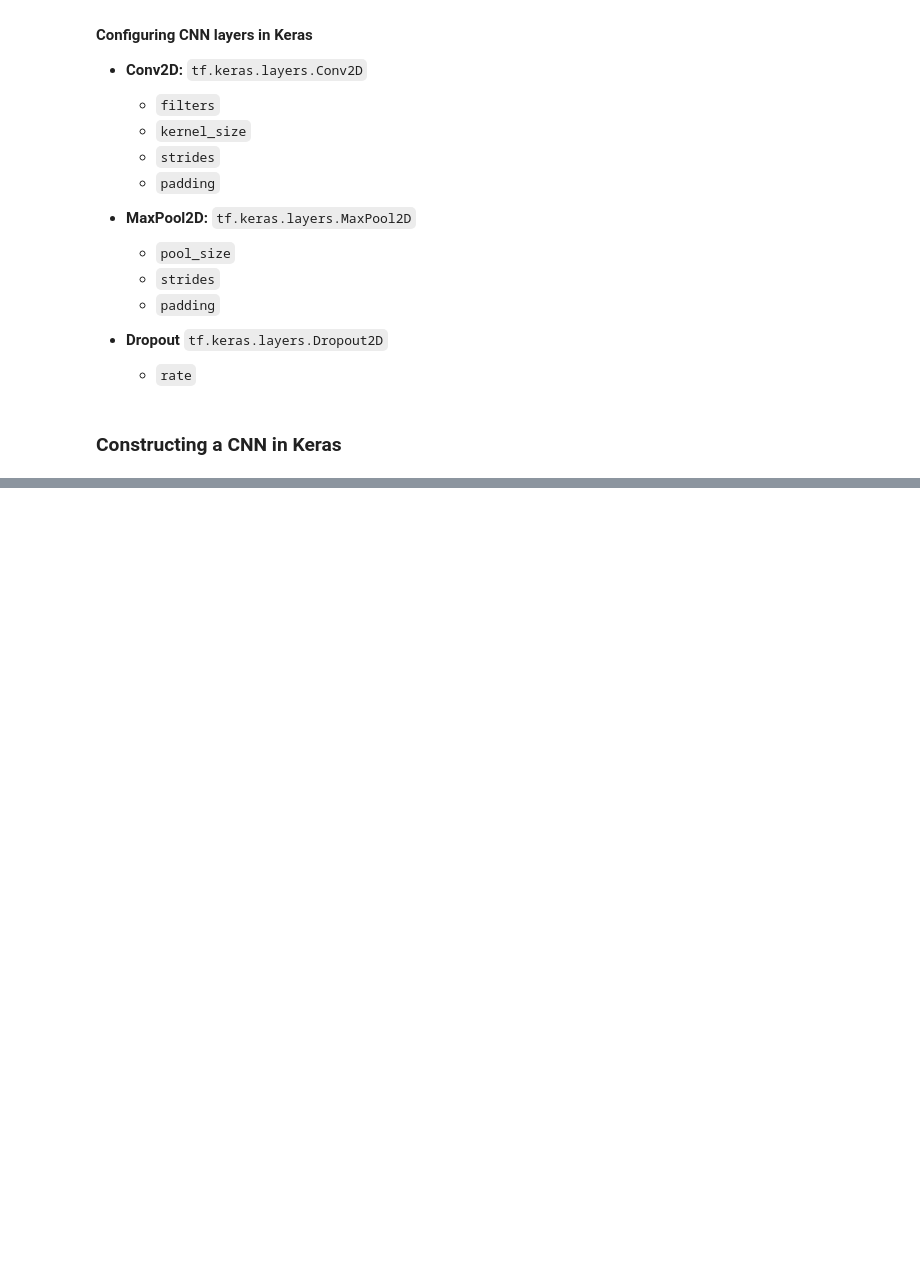
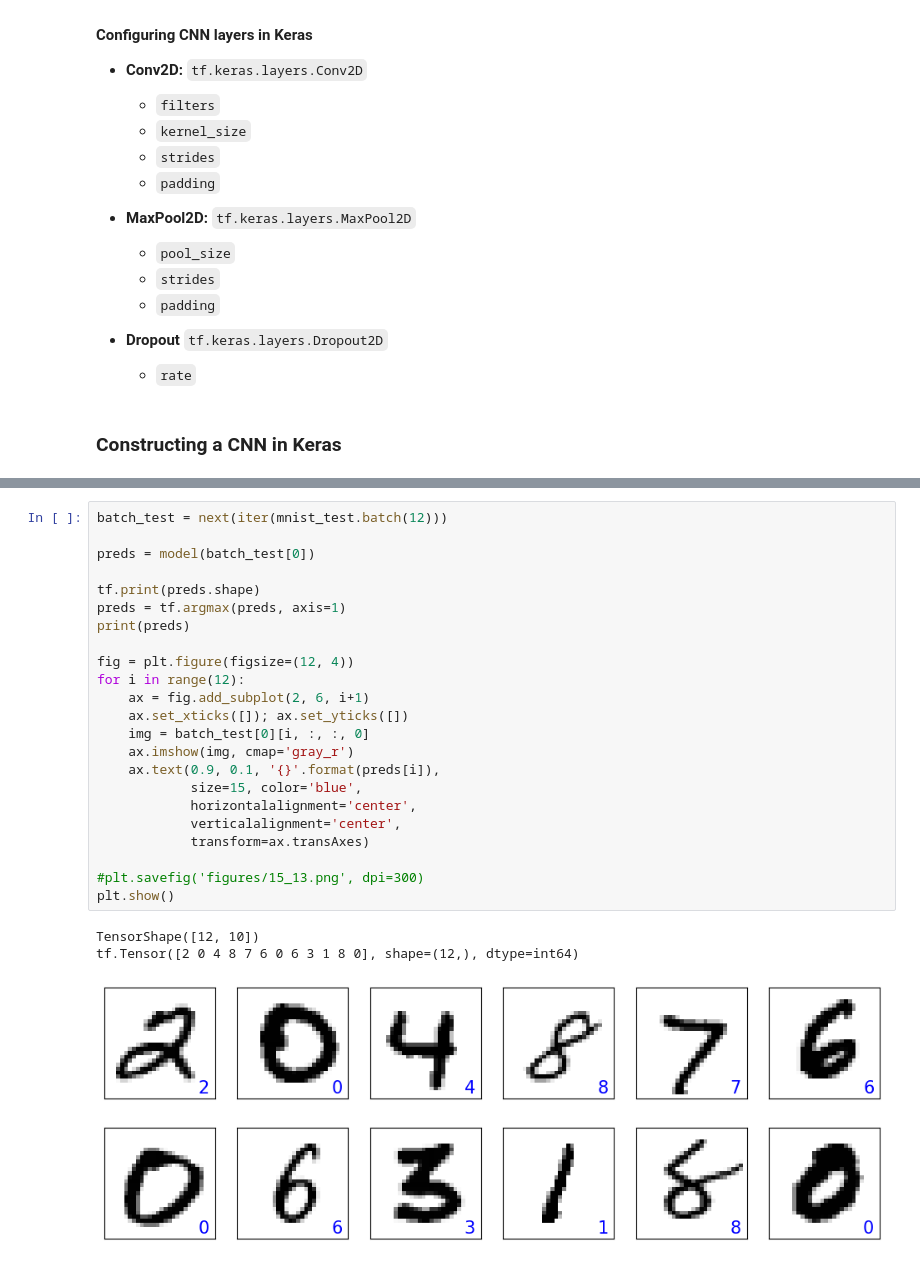
Before and after one commit to Sann-Htet/Machine-Learning-and-Deep-Learning-with-Python-scikit-learn-and-TensorFlow, a Jupyter notebook: Chapter 15/ch15-Classifying_Images_with_Deep_Convolutional_Neural_Networks.ipynb, the cells around one changed output, grey strips where cells are left out. Saved outputs shown, nothing was run; the diff lists cells and outputs as text; blank space fills up the shorter version.

```diff
--- a/Chapter 15/ch15-Classifying_Images_with_Deep_Convolutional_Neural_Networks.ipynb
+++ b/Chapter 15/ch15-Classifying_Images_with_Deep_Convolutional_Neural_Networks.ipynb
@@ -252,0 +368,27 @@ mnist_train = mnist_train.skip(10000).batch(BATCH_SIZE)
+# %%
+batch_test = next(iter(mnist_test.batch(12)))
+
+preds = model(batch_test[0])
+
+tf.print(preds.shape)
+preds = tf.argmax(preds, axis=1)
+print(preds)
+
+fig = plt.figure(figsize=(12, 4))
+for i in range(12):
+    ax = fig.add_subplot(2, 6, i+1)
+    ax.set_xticks([]); ax.set_yticks([])
+    img = batch_test[0][i, :, :, 0]
+    ax.imshow(img, cmap='gray_r')
+    ax.text(0.9, 0.1, '{}'.format(preds[i]),
+            size=15, color='blue',
+            horizontalalignment='center',
+            verticalalignment='center',
+            transform=ax.transAxes)
+
+#plt.savefig('figures/15_13.png', dpi=300)
+plt.show()
+# %% [output]
+TensorShape([12, 10])
+tf.Tensor([2 0 4 8 7 6 0 6 3 1 8 0], shape=(12,), dtype=int64)
+[figure, added]
```
Also changed, not shown: parts of 14 cells of this notebook, 1 other file.
